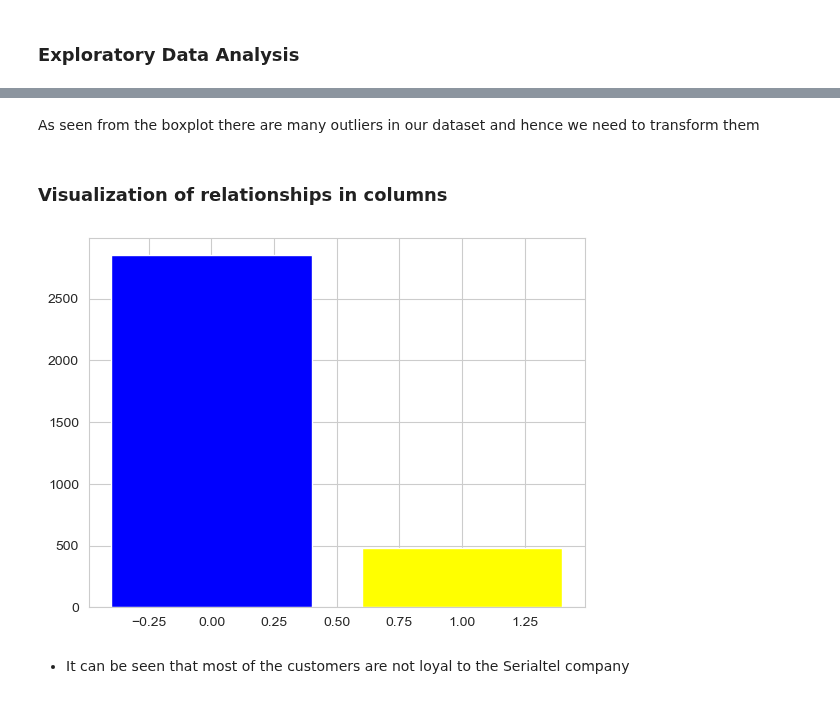
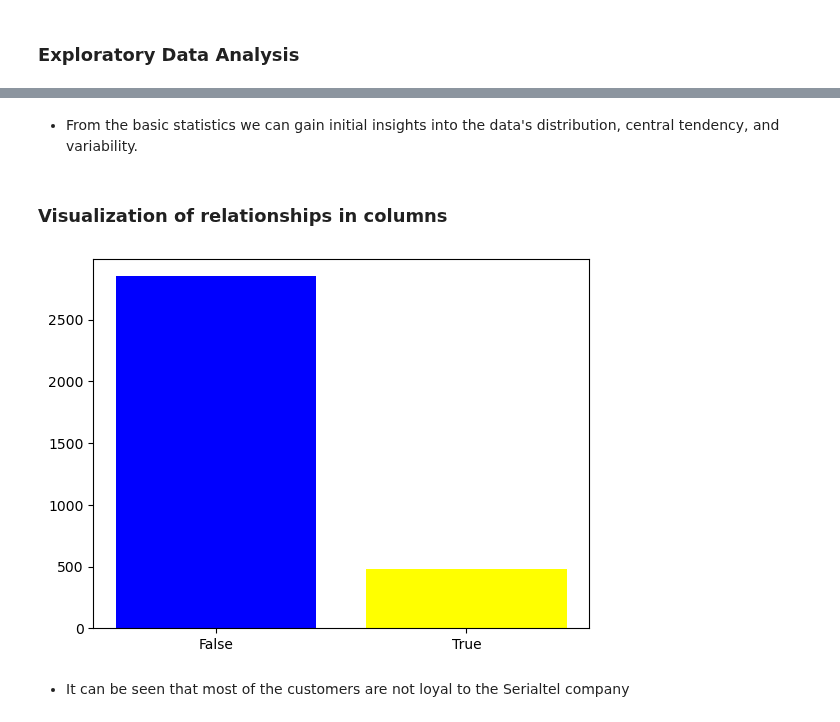
Before and after one commit to nelkemboi/dsc-phase-3-project-v2-3, a Jupyter notebook: customerchurn.ipynb, the cells around one changed output, grey strips where cells are left out. Cells and saved outputs as stored; diff of their text form; code cells hidden in the pictures.

```diff
--- a/customerchurn.ipynb
+++ b/customerchurn.ipynb
@@ -59,0 +66,4 @@ memory usage: 524.2+ KB
+# %%
+#dropping irrelevant columns
+seriatel_df= seriatel_df.drop(columns= ['phone number', 'account length'], axis=1)
+seriatel_df.head()
@@ -164,14 +135,16 @@ plt.tight_layout(pad= 0.5,w_pad= 0.7,h_pad=5.0);
-# %% [markdown]
-As seen from the boxplot there are many outliers in our dataset and hence we need to transform them
+# %% [markdown]
+* From the basic statistics we can gain initial insights into the data's distribution, central tendency, and variability.
 # %% [markdown]
 ### Visualization of relationships in columns
 # %%
 #checking the percentage of loyal customers using visual
 churn_counts = seriatel_df['churn'].replace({0: 'False', 1: 'True'}).value_counts()
-plt.bar(churn_counts.index, churn_counts.values, color=['blue', 'yellow'])
+
+# Plot the bar chart with the correct labels
+plt.bar(['False', 'True'], churn_counts.values, color=['blue', 'yellow'], tick_label=['False', 'True'])
 plt.show()
 # %% [output]
-[figure, old version]
+[figure, new version]
 # %% [markdown]
 * It can be seen that most of the customers are not loyal to the Serialtel company
 # %%
```
Also changed, not shown: parts of 36 cells of this notebook.
